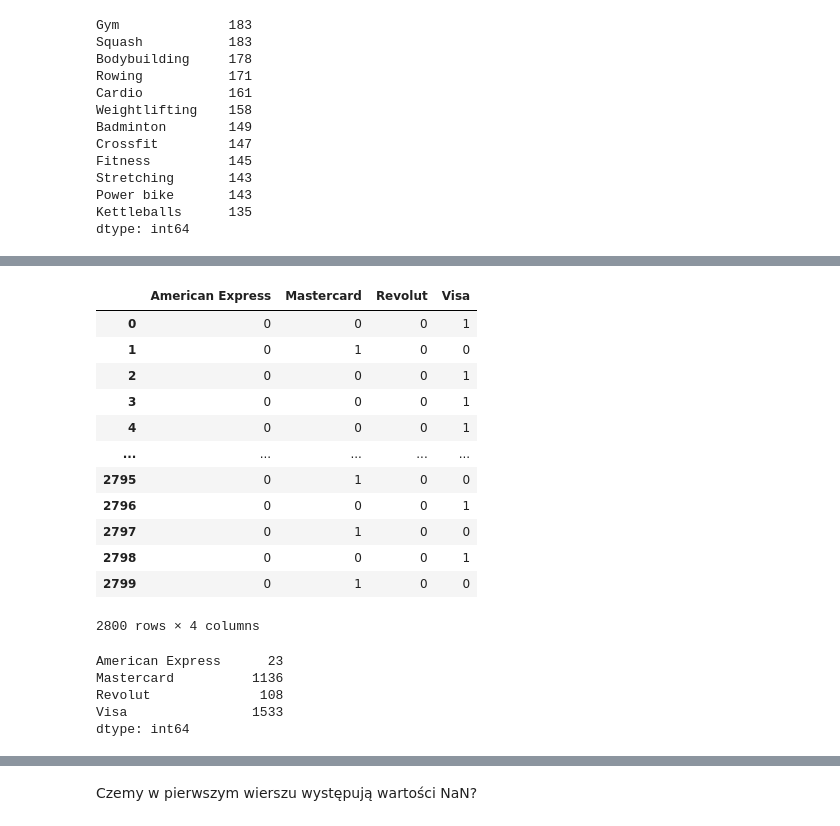
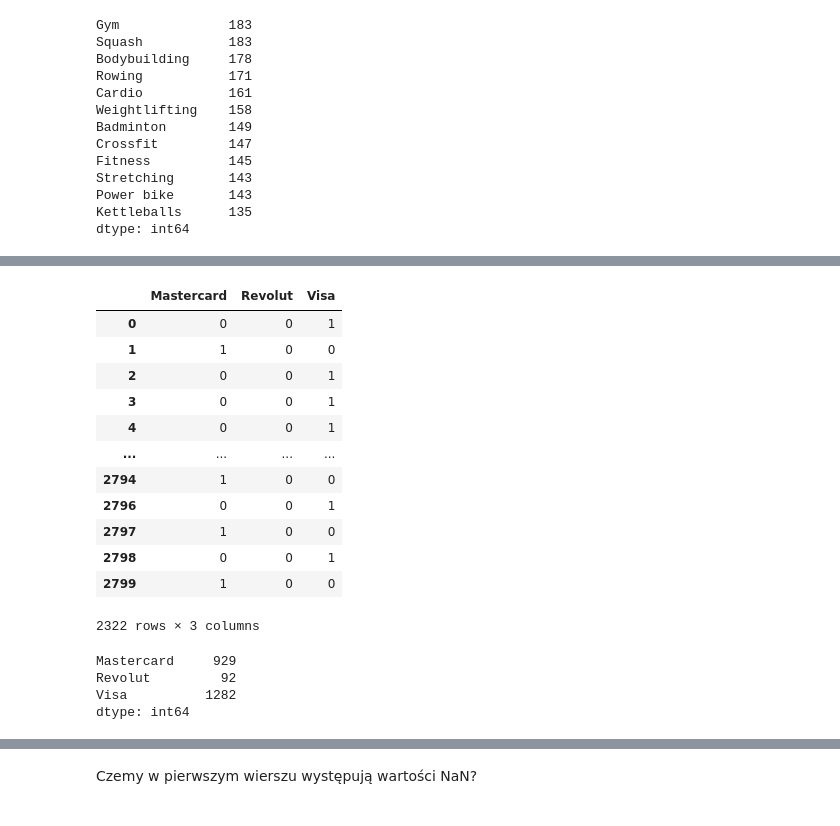
Before and after one commit to Bartoszcz28/Gym_Subscription, a Jupyter notebook: Data_Imput_hobby.ipynb, the cells around one changed output, grey strips where cells are left out. Cells and saved outputs as stored; diff of their text form; code cells hidden in the pictures.

```diff
--- a/Data_Imput_hobby.ipynb
+++ b/Data_Imput_hobby.ipynb
@@ -47,3 +47,6 @@ NA
 | education | 2800 | 0 | 0.00% |
 | dob | 2800 | 0 | 0.00% |
 | daily_commute | 2800 | 0 | 0.00% |
+# %%
+data_no_na = data.dropna()
+data_no_na.count()
@@ -132,26 +162,26 @@ part_hobbies
 # %%
-hot_credit_card_type = data['credit_card_type'].str.get_dummies()
+hot_credit_card_type = data_no_na['credit_card_type'].str.get_dummies()
+hot_credit_card_type = hot_credit_card_type.drop(hot_credit_card_type.columns[0], axis=1)
 hot_credit_card_type
 # %% [output]
-|  | American Express | Mastercard | Revolut | Visa |
-| 0 | 0 | 0 | 0 | 1 |
-| 1 | 0 | 1 | 0 | 0 |
-| 2 | 0 | 0 | 0 | 1 |
-| 3 | 0 | 0 | 0 | 1 |
-| 4 | 0 | 0 | 0 | 1 |
-| ... | ... | ... | ... | ... |
-| 2795 | 0 | 1 | 0 | 0 |
-| 2796 | 0 | 0 | 0 | 1 |
-| 2797 | 0 | 1 | 0 | 0 |
-| 2798 | 0 | 0 | 0 | 1 |
-| 2799 | 0 | 1 | 0 | 0 |
+|  | Mastercard | Revolut | Visa |
+| 0 | 0 | 0 | 1 |
+| 1 | 1 | 0 | 0 |
+| 2 | 0 | 0 | 1 |
+| 3 | 0 | 0 | 1 |
+| 4 | 0 | 0 | 1 |
+| ... | ... | ... | ... |
+| 2794 | 1 | 0 | 0 |
+| 2796 | 0 | 0 | 1 |
+| 2797 | 1 | 0 | 0 |
+| 2798 | 0 | 0 | 1 |
+| 2799 | 1 | 0 | 0 |
-2800 rows × 4 columns
+2322 rows × 3 columns
 # %%
 hot_credit_card_type.sum()
 # %% [output]
-American Express      23
-Mastercard          1136
-Revolut              108
-Visa                1533
+Mastercard     929
+Revolut         92
+Visa          1282
 dtype: int64
 # %%
```
Also changed, not shown: parts of 45 cells of this notebook.
